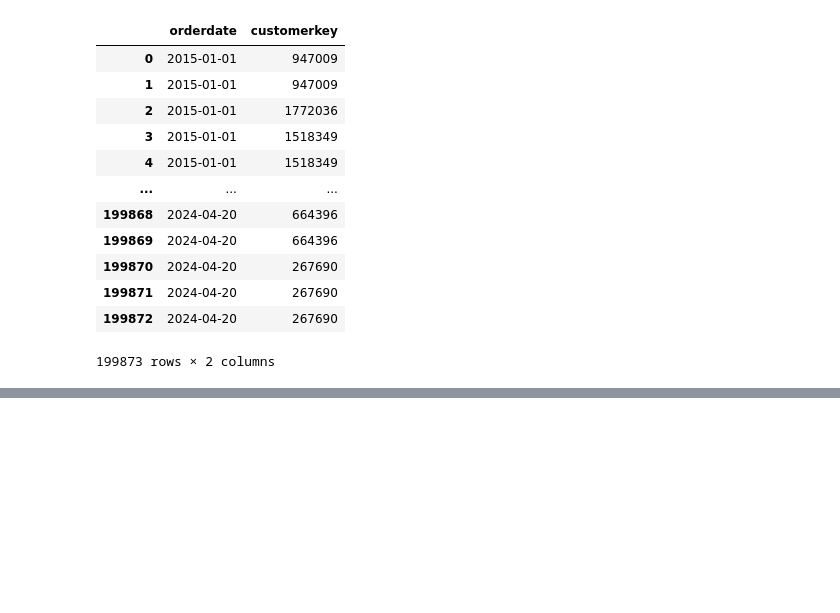
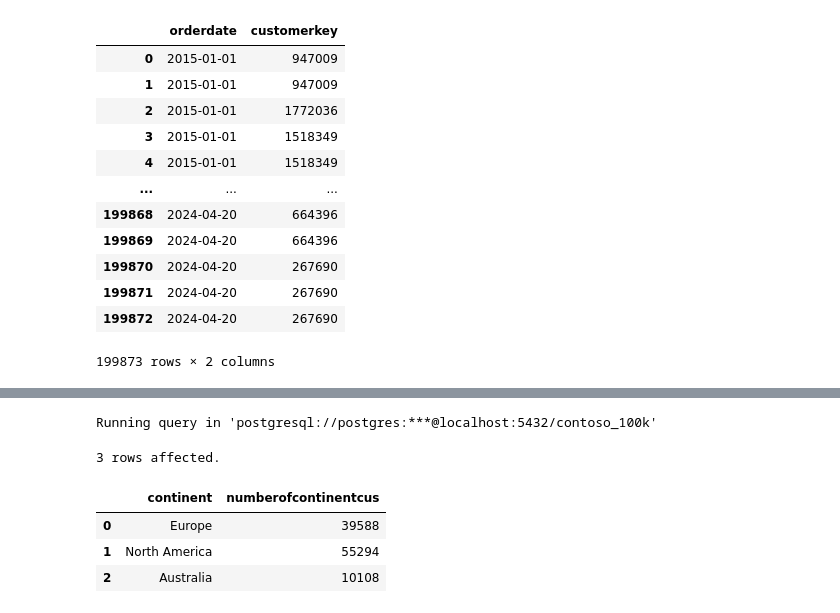
Before and after one commit to SADATH-Tech/DATAANALYST, a Jupyter notebook: Resources/Blank_SQL_Notebook.ipynb, the cells around one changed output, grey strips where cells are left out. Cells and saved outputs as stored; diff of their text form; code cells hidden in the pictures; blank space fills up the shorter version.

```diff
--- a/Resources/Blank_SQL_Notebook.ipynb
+++ b/Resources/Blank_SQL_Notebook.ipynb
@@ -601,0 +698,12 @@ plt.gca().spines[['top', 'right']].set_visible(False)
+# %%
+%%sql
+SELECT continent, COUNT(continent) AS numberofcontinentcus
+FROM customer
+GROUP BY continent
+# %% [output]
+Running query in 'postgresql://postgres:***@localhost:5432/contoso_100k'
+3 rows affected.
+|  | continent | numberofcontinentcus |
+| 0 | Europe | 39588 |
+| 1 | North America | 55294 |
+| 2 | Australia | 10108 |
```
Also changed, not shown: parts of 6 cells of this notebook.
